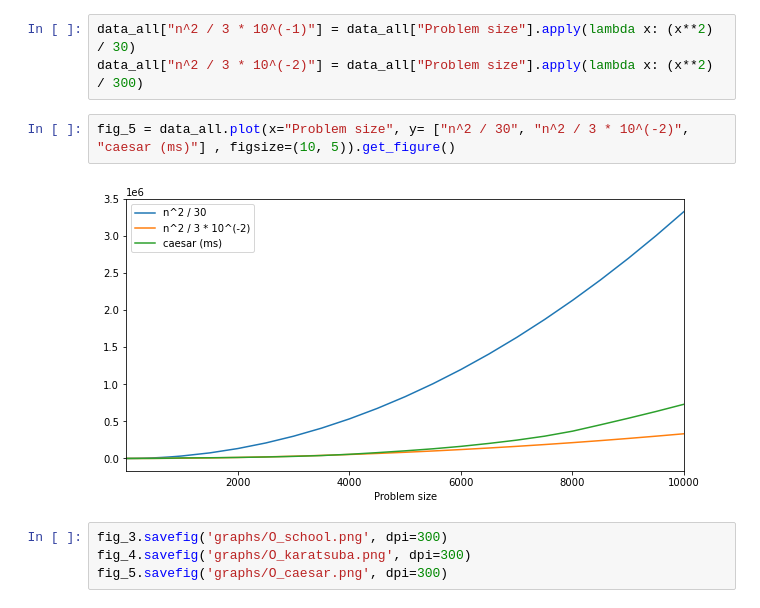
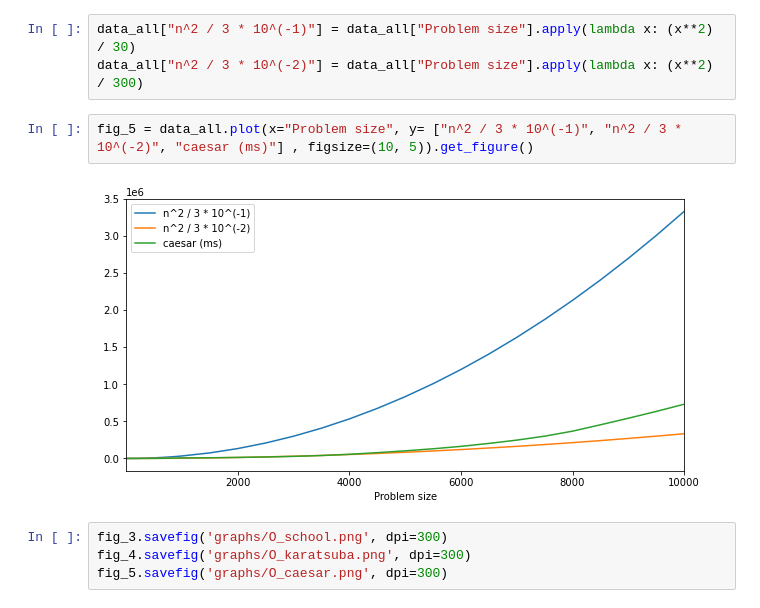
Before and after one commit to Olenek/dsba-ads2020-hw1, a Jupyter notebook: processor.ipynb, the cells around one changed output. Drawn from its saved outputs; the diff is of its cells as text.

```diff
--- a/processor.ipynb
+++ b/processor.ipynb
@@ -50,9 +49,9 @@ fig_4 = data_small.plot(x="Problem size", y= ["n^log_2(3) / 3 * 10^(-4)", "n^log
 data_all["n^2 / 3 * 10^(-1)"] = data_all["Problem size"].apply(lambda x: (x**2) / 30)
 data_all["n^2 / 3 * 10^(-2)"] = data_all["Problem size"].apply(lambda x: (x**2) / 300)
 # %%
-fig_5 = data_all.plot(x="Problem size", y= ["n^2 / 30", "n^2 / 3 * 10^(-2)", "caesar (ms)"] , figsize=(10, 5)).get_figure()
+fig_5 = data_all.plot(x="Problem size", y= ["n^2 / 3 * 10^(-1)", "n^2 / 3 * 10^(-2)", "caesar (ms)"] , figsize=(10, 5)).get_figure()
 # %% [output]
-[figure, old version]
+[figure, new version]
 # %%
 fig_3.savefig('graphs/O_school.png', dpi=300)
 fig_4.savefig('graphs/O_karatsuba.png', dpi=300)
```
Also changed, not shown: parts of 3 cells of this notebook, 7 other files.
